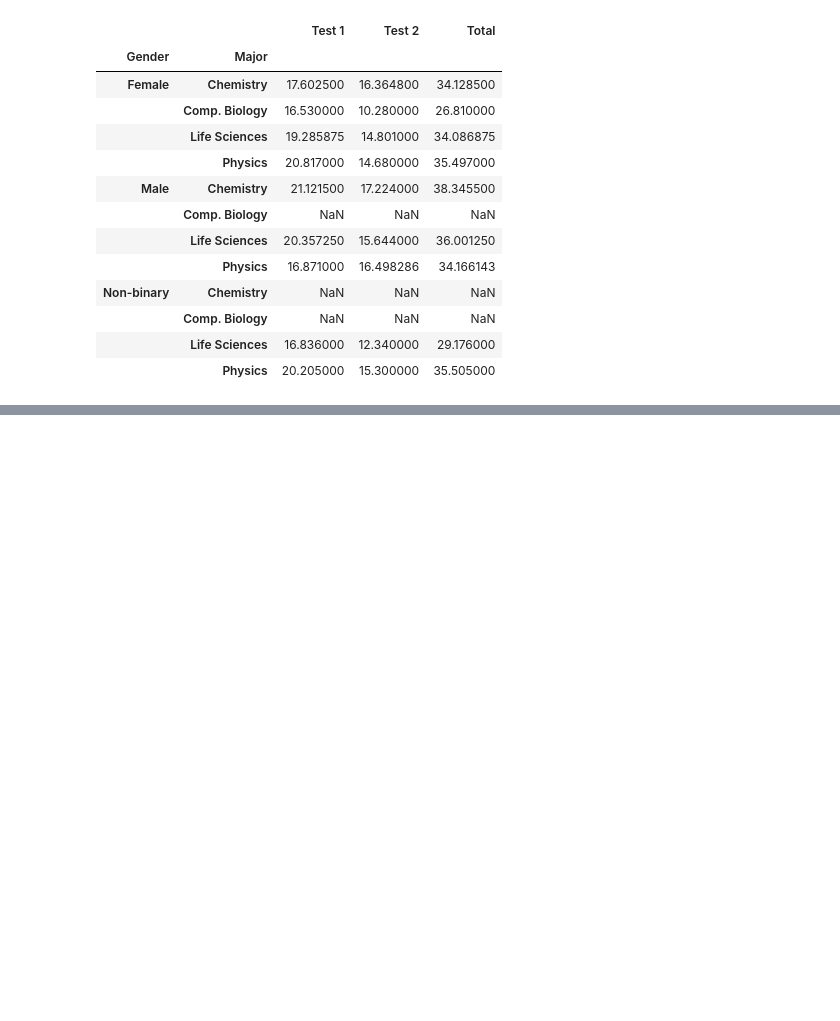
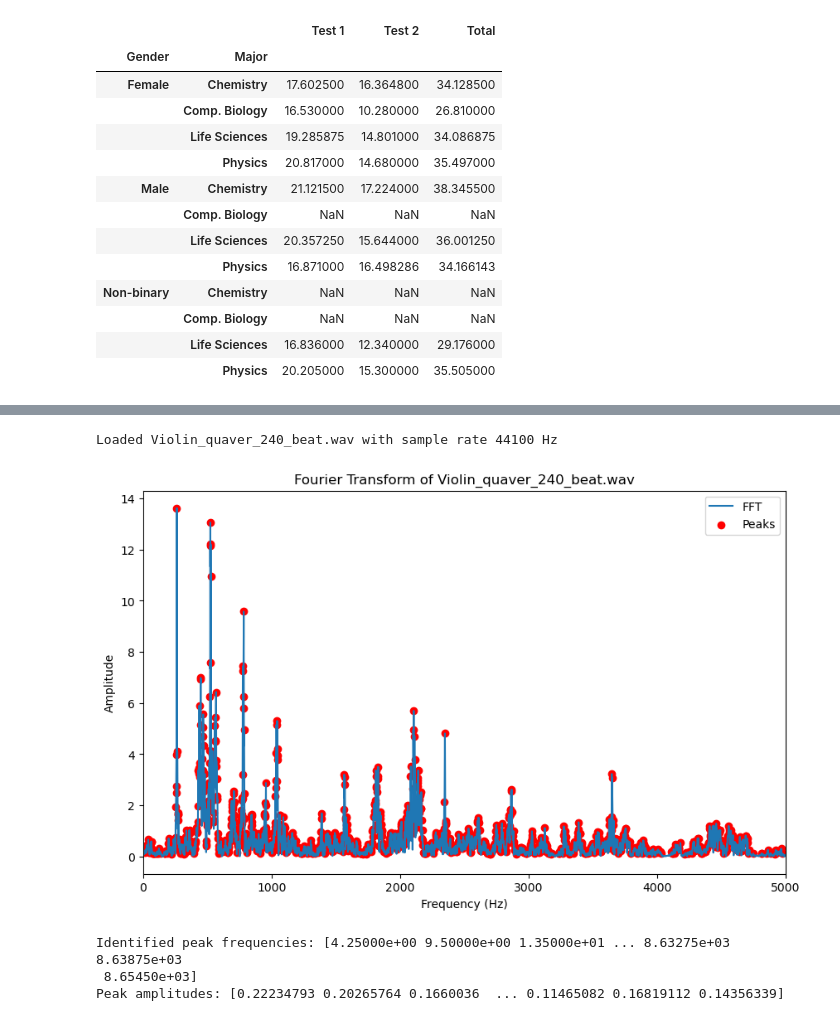
Before and after one commit to SPS-SP2273/learning-portfolio-2025-january-eggvoki, a Jupyter notebook: App challenge (learn pandas)/Untitled Folder/pandas (need).ipynb, the cells around one changed output, grey strips where cells are left out. Drawn from its saved outputs; the diff is of its cells as text; code cells hidden in the pictures; blank space fills up the shorter version.

```diff
--- a/App challenge (learn pandas)/Untitled Folder/pandas (need).ipynb
+++ b/App challenge (learn pandas)/Untitled Folder/pandas (need).ipynb
@@ -583,0 +600,67 @@ df_class.groupby(by=["Gender", "Major"]).mean(numeric_only=True)
+# %%
+import numpy as np
+import scipy.io.wavfile as wav
+import matplotlib.pyplot as plt
+from scipy.signal import find_peaks
+
+# Step 1: Load the WAV file
+def load_wav(filename):
+    rate, data = wav.read(filename)
+    return rate, data
+
+# Step 2: Perform FFT to convert time-domain to frequency-domain
+def perform_fft(data, rate):
+    fft_data = np.fft.fft(data)
+    freqs = np.fft.fftfreq(len(fft_data), 1 / rate)
+
+    # Only keep the positive frequencies (real part)
+    positive_freqs = freqs[:len(freqs) // 2]
+    positive_fft_data = np.abs(fft_data[:len(fft_data) // 2])
+
+    return positive_freqs, positive_fft_data
+
+# Step 3: Find the peaks (identify the prominent frequencies)
+def identify_peaks(freqs, fft_data, threshold=0.1):
+    peaks, _ = find_peaks(fft_data, height=threshold)
+    peak_freqs = freqs[peaks]
+    peak_amplitudes = fft_data[peaks]
+    return peak_freqs, peak_amplitudes
+
+# Step 4: Main code to load and analyze one WAV file
+def analyze_wav(filename):
+    rate, data = load_wav(filename)
+    print(f"Loaded {filename} with sample rate {rate} Hz")
+
+    # If the audio is stereo, take just one channel (mono)
+    if len(data.shape) > 1:
+        data = data[:, 0]
+
+    # Perform FFT
+    freqs, fft_data = perform_fft(data, rate)
+
+    # Identify peaks in the FFT data (main frequencies)
+    peak_freqs, peak_amplitudes = identify_peaks(freqs, fft_data)
+
+    # Plot the frequency spectrum
+    plt.figure(figsize=(10, 6))
+    plt.plot(freqs, fft_data, label="FFT")
+    plt.scatter(peak_freqs, peak_amplitudes, color='r', label="Peaks")
+    plt.title(f"Fourier Transform of {filename}")
+    plt.xlabel("Frequency (Hz)")
+    plt.ylabel("Amplitude")
+    plt.legend()
+    plt.xlim(0, 5000)  # Limit x-axis for clarity, adjust as needed
+    plt.show()
+
+    # Output the frequencies of the peaks
+    print(f"Identified peak frequencies: {peak_freqs}")
+    print(f"Peak amplitudes: {peak_amplitudes}")
+
+# Example usage: Replace 'your_file.wav' with the path to your actual file
+analyze_wav("Violin_quaver_240_beat.wav")
+# %% [output]
+Loaded Violin_quaver_240_beat.wav with sample rate 44100 Hz
+[figure, added]
+Identified peak frequencies: [4.25000e+00 9.50000e+00 1.35000e+01 ... 8.63275e+03 8.63875e+03
+ 8.65450e+03]
+Peak amplitudes: [0.22234793 0.20265764 0.1660036  ... 0.11465082 0.16819112 0.14356339]
```
Also changed, not shown: parts of 1 cell of this notebook, 1 other file.
